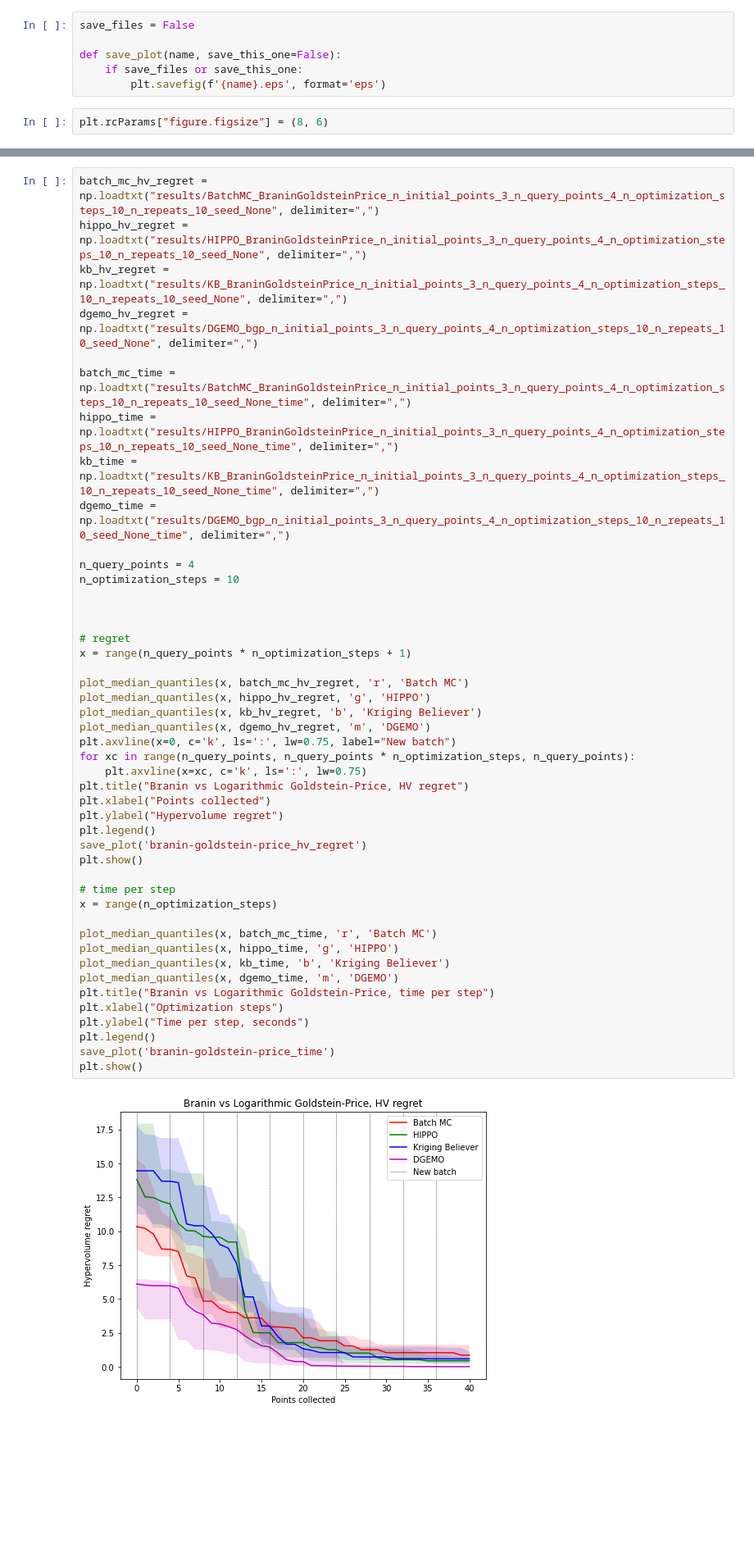
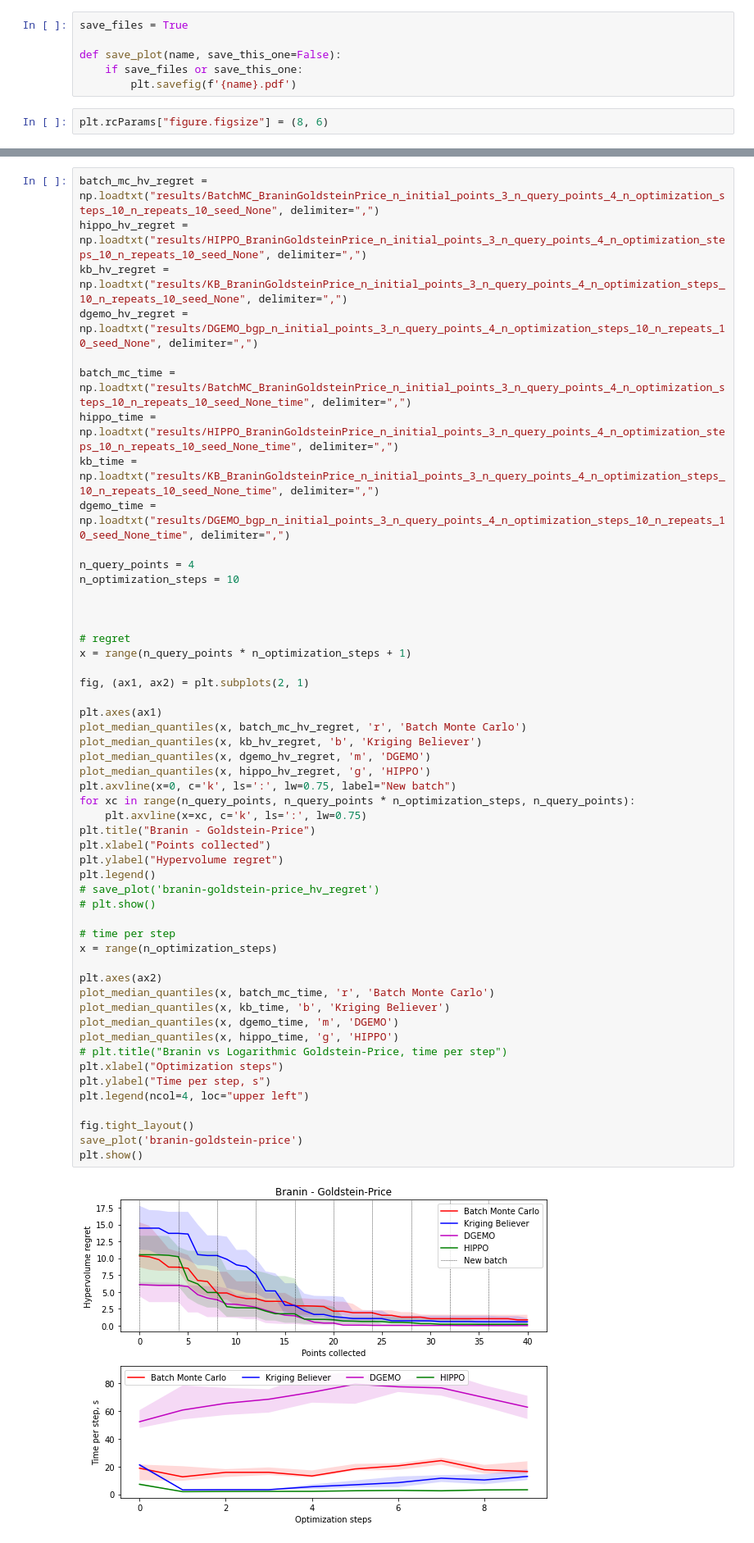
Before and after one commit to apaleyes/trieste, a Jupyter notebook: docs/notebooks/mo_lp/plot_results.ipynb, the cells around one changed output, grey strips where cells are left out. Shown at 82% size. Cells and saved outputs as stored; diff of their text form; blank space fills up the shorter version.

```diff
--- a/docs/notebooks/mo_lp/plot_results.ipynb
+++ b/docs/notebooks/mo_lp/plot_results.ipynb
@@ -12,11 +15,11 @@ def plot_median_quantiles(x, y, color, label):
     plt.fill_between(x, np.quantile(y, q=0.25, axis=0), np.quantile(y, q=0.75, axis=0), facecolor=color, alpha=0.15)
     plt.plot(x, np.median(y, axis=0), c=color, label=label)
 # %%
-save_files = False
+save_files = True
 
 def save_plot(name, save_this_one=False):
     if save_files or save_this_one:
-        plt.savefig(f'{name}.eps', format='eps')
+        plt.savefig(f'{name}.pdf')
 # %%
 plt.rcParams["figure.figsize"] = (8, 6)
 # %%
@@ -314,42 +327,48 @@ dgemo_hv_regret = np.loadtxt("results/DGEMO_bgp_n_initial_points_3_n_query_point
 batch_mc_time = np.loadtxt("results/BatchMC_BraninGoldsteinPrice_n_initial_points_3_n_query_points_4_n_optimization_steps_10_n_repeats_10_seed_None_time", delimiter=",")
 hippo_time = np.loadtxt("results/HIPPO_BraninGoldsteinPrice_n_initial_points_3_n_query_points_4_n_optimization_steps_10_n_repeats_10_seed_None_time", delimiter=",")
 kb_time = np.loadtxt("results/KB_BraninGoldsteinPrice_n_initial_points_3_n_query_points_4_n_optimization_steps_10_n_repeats_10_seed_None_time", delimiter=",")
 dgemo_time = np.loadtxt("results/DGEMO_bgp_n_initial_points_3_n_query_points_4_n_optimization_steps_10_n_repeats_10_seed_None_time", delimiter=",")
 
 n_query_points = 4
 n_optimization_steps = 10
 
 
 
 # regret
 x = range(n_query_points * n_optimization_steps + 1)
 
-plot_median_quantiles(x, batch_mc_hv_regret, 'r', 'Batch MC')
-plot_median_quantiles(x, hippo_hv_regret, 'g', 'HIPPO')
+fig, (ax1, ax2) = plt.subplots(2, 1)
+
+plt.axes(ax1)
+plot_median_quantiles(x, batch_mc_hv_regret, 'r', 'Batch Monte Carlo')
 plot_median_quantiles(x, kb_hv_regret, 'b', 'Kriging Believer')
 plot_median_quantiles(x, dgemo_hv_regret, 'm', 'DGEMO')
+plot_median_quantiles(x, hippo_hv_regret, 'g', 'HIPPO')
 plt.axvline(x=0, c='k', ls=':', lw=0.75, label="New batch")
 for xc in range(n_query_points, n_query_points * n_optimization_steps, n_query_points):
     plt.axvline(x=xc, c='k', ls=':', lw=0.75)
-plt.title("Branin vs Logarithmic Goldstein-Price, HV regret")
+plt.title("Branin - Goldstein-Price")
 plt.xlabel("Points collected")
 plt.ylabel("Hypervolume regret")
 plt.legend()
-save_plot('branin-goldstein-price_hv_regret')
-plt.show()
+# save_plot('branin-goldstein-price_hv_regret')
+# plt.show()
 
 # time per step
 x = range(n_optimization_steps)
 
-plot_median_quantiles(x, batch_mc_time, 'r', 'Batch MC')
-plot_median_quantiles(x, hippo_time, 'g', 'HIPPO')
+plt.axes(ax2)
+plot_median_quantiles(x, batch_mc_time, 'r', 'Batch Monte Carlo')
 plot_median_quantiles(x, kb_time, 'b', 'Kriging Believer')
 plot_median_quantiles(x, dgemo_time, 'm', 'DGEMO')
-plt.title("Branin vs Logarithmic Goldstein-Price, time per step")
+plot_median_quantiles(x, hippo_time, 'g', 'HIPPO')
+# plt.title("Branin vs Logarithmic Goldstein-Price, time per step")
 plt.xlabel("Optimization steps")
-plt.ylabel("Time per step, seconds")
-plt.legend()
-save_plot('branin-goldstein-price_time')
+plt.ylabel("Time per step, s")
+plt.legend(ncol=4, loc="upper left")
+
+fig.tight_layout()
+save_plot('branin-goldstein-price')
 plt.show()
 # %% [output]
-[figure, old version]
+[figure, new version]
```
Also changed, not shown: parts of 10 cells of this notebook, 13 other files.
